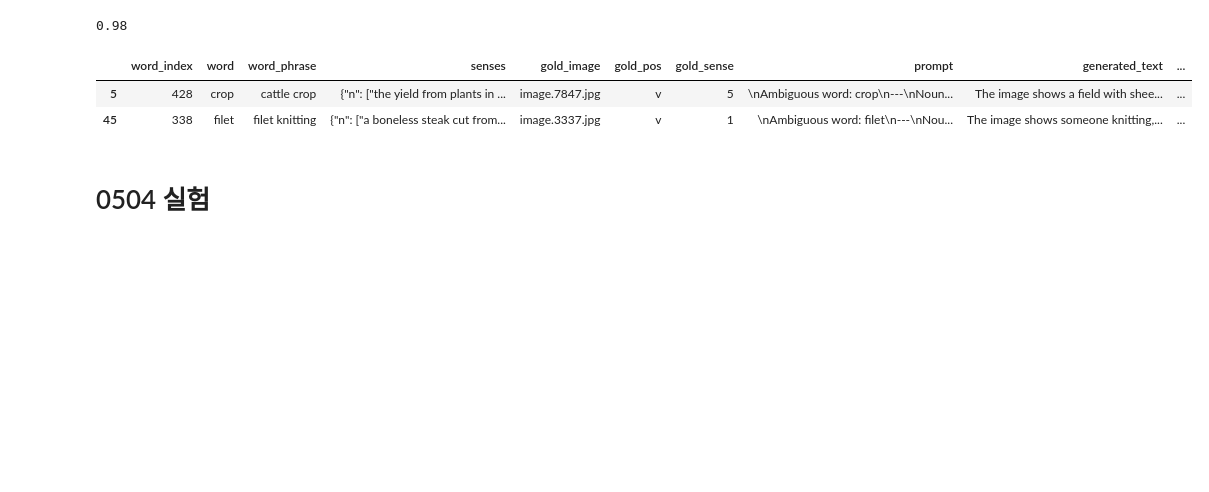
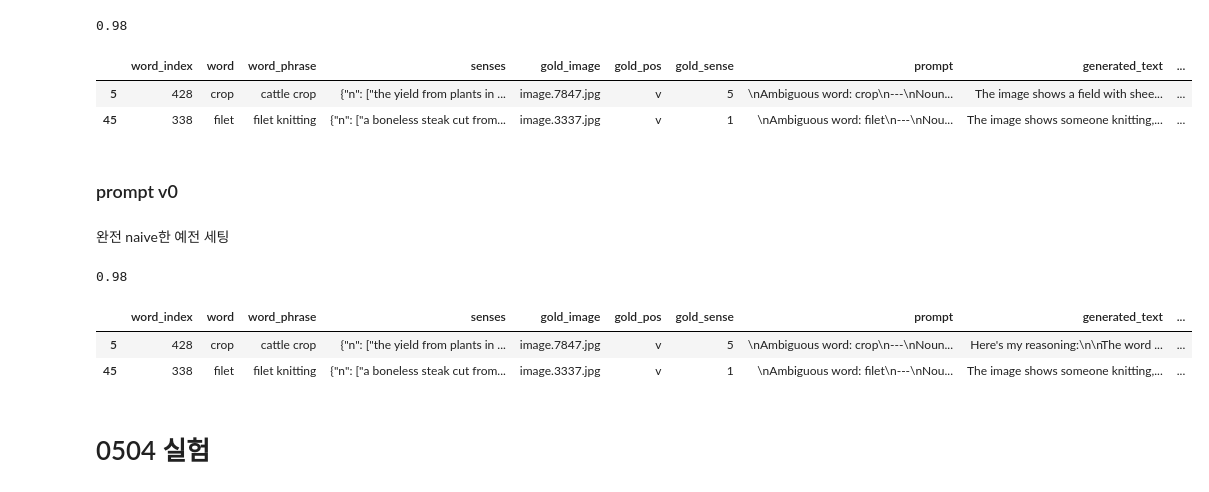
Before and after one commit to BlessingDev/Word-Sense-Disambiguation-with-Visual-Context, a Jupyter notebook: documents/evaluation.ipynb, the cells around one changed output. Saved outputs shown, nothing was run; the diff lists cells and outputs as text; code cells hidden in the pictures; blank space fills up the shorter version.

```diff
--- a/documents/evaluation.ipynb
+++ b/documents/evaluation.ipynb
@@ -1131,6 +1131,36 @@ result_df[result_df["predicted_label"] != result_df["gold_pos"]]
 |  | word_index | word | word_phrase | senses | gold_image | gold_pos | gold_sense | prompt | generated_text | ... |
 | 5 | 428 | crop | cattle crop | {"n": ["the yield from plants in ... | image.7847.jpg | v | 5 | \nAmbiguous word: crop\n---\nNoun... | The image shows a field with shee... | ... |
 | 45 | 338 | filet | filet knitting | {"n": ["a boneless steak cut from... | image.3337.jpg | v | 1 | \nAmbiguous word: filet\n---\nNou... | The image shows someone knitting,... | ... |
+# %% [markdown]
+### prompt v0
+# %% [markdown]
+완전 naive한 예전 세팅
+# %%
+import pandas as pd
+
+result_df = pd.read_csv("/workspace/data/test_set_process/inference/wsd_set_100_pos0_sense_search_gemma-3-27b-it.csv")
+
+pos_mapping = {
+    "noun": "n",
+    "verb": "v",
+    "adjective": "a",
+    "adverb": "r"
+}
+for index, row in result_df.iterrows():
+    pred_label = row["generated_text"].split("A:")[-1].strip().lower()
+    mapped_label = pos_mapping.get(pred_label, "invalid")
+    result_df.at[index, "predicted_label"] = mapped_label
+
+acc = (result_df["predicted_label"] == result_df["gold_pos"]).sum() / len(result_df)
+print(acc)
+# %% [output]
+0.98
+# %%
+result_df[result_df["predicted_label"] != result_df["gold_pos"]]
+# %% [output]
+|  | word_index | word | word_phrase | senses | gold_image | gold_pos | gold_sense | prompt | generated_text | ... |
+| 5 | 428 | crop | cattle crop | {"n": ["the yield from plants in ... | image.7847.jpg | v | 5 | \nAmbiguous word: crop\n---\nNoun... | Here's my reasoning:\n\nThe word ... | ... |
+| 45 | 338 | filet | filet knitting | {"n": ["a boneless steak cut from... | image.3337.jpg | v | 1 | \nAmbiguous word: filet\n---\nNou... | The image shows someone knitting,... | ... |
 # %% [markdown]
 # 0504 실험
 # %% [markdown]
```
Also changed, not shown: parts of 20 cells of this notebook, 44 other files.
